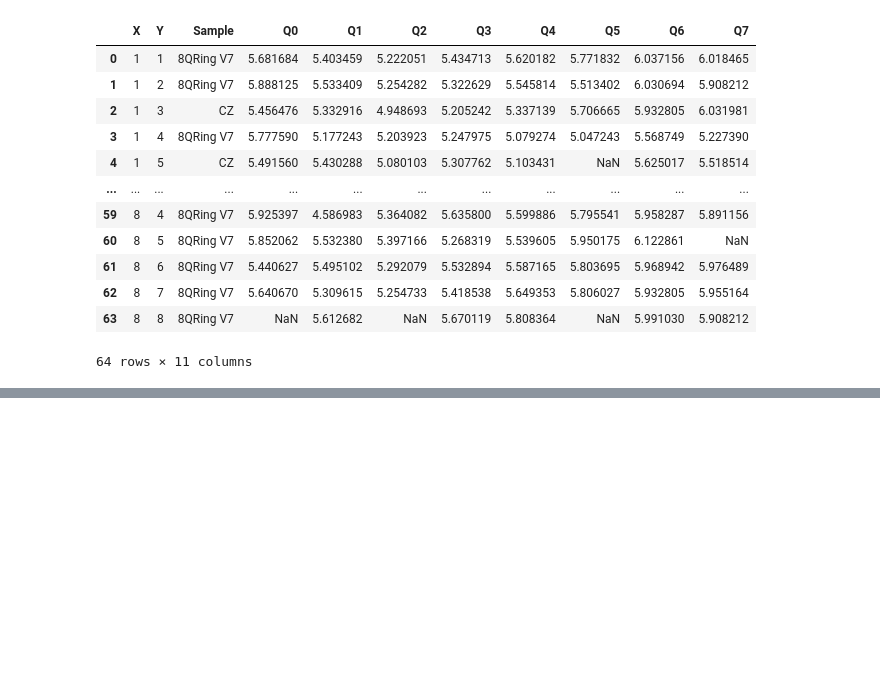
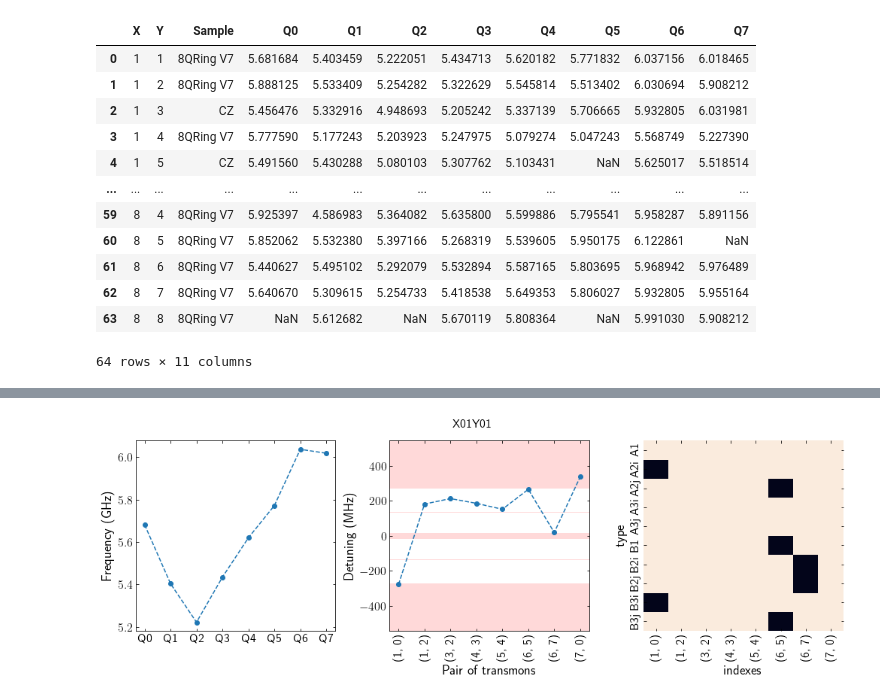
Before and after one commit to AlMrvn/frequency-allocation, a Jupyter notebook: Notebook/Check_sample.ipynb, the cells around one changed output, grey strips where cells are left out. Saved outputs shown, nothing was run; the diff lists cells and outputs as text; code cells hidden in the pictures; blank space fills up the shorter version.

Commit message:
update notebook to check sample

```diff
--- a/Notebook/Check_sample.ipynb
+++ b/Notebook/Check_sample.ipynb
@@ -239,0 +223,82 @@ array([[ True,  True,  True,  True,  True,  True,  True,  True],
+# %%
+alpha = -0.272
+
+
+col_df = pd.DataFrame()
+
+# loop through the devices
+for index, row in df.iterrows():
+
+    if row['Sample'] == "CZ":
+        continue
+
+    G = FrequencyGraph(edges=edges, architecture=architecture)
+    freqs = np.array([row[f'Q{i}'] for i in range(8)])
+    freqs = {k: freqs[k] for k in range(8)}
+    anharms = {k: alpha for k in range(8)}
+    drives =  {e: freqs[e[1]] for e in G.edges}
+    G.set_values(freqs, anharms, drives)
+
+    # testing only the single transmon constraints
+    r = G.check_solution(d_dict, cstr=single_key, verbose = False, qutrit=qutrit)
+    rdf = pd.DataFrame({"type":r[0], "indexes": r[1], "value": r[-1]})
+    rdf["name"] = f"X{row['X']:02}Y{row['Y']:02}"
+#     col_df = col_df.append(rdf)
+
+    # isolate the device
+#     device = col_df[col_df.name==f"X{i:02}Y{j:02}"]
+    table = rdf.pivot(index="type", columns="indexes", values="value")
+
+    fig, axs = plt.subplots(1, 3, figsize=(14, 5))
+
+    # first plot is the frequencies
+    axs[0].plot(list(freqs.values()), 'o--')
+    axs[0].set_xticks([i for i in range(8)])
+    axs[0].set_xticklabels([f'Q{i}' for i in range(8)])
+    axs[0].set_ylabel("Frequency (GHz)")
+
+    # plot the delta
+    axs[1].plot([(freqs[i] - freqs[j])*1e3 for (i, j) in edges], 'o--')
+    axs[1].set_ylim(2*alpha*1e3, -2*alpha*1e3)
+    axs[1].set_xlabel("Pair of transmons")
+    axs[1].set_xticks([i for i in range(8)])
+    axs[1].set_xticklabels(edges, rotation=90)
+    axs[1].set_ylabel("Detuning (MHz)")
+
+    axs[1].add_patch(Rectangle((-0.5, 2*alpha*1e3), 8, -1.*alpha*1e3,
+        facecolor = 'Red',
+        alpha= 0.15,
+        fill=True,
+        lw=5))
+
+    axs[1].add_patch(Rectangle((-0.5, -2*alpha*1e3), 8, 1.*alpha*1e3,
+        facecolor = 'Red',
+        alpha= 0.15,
+        fill=True,
+        lw=5))
+
+    axs[1].add_patch(Rectangle((-0.5, -d_dict['A1']*1e3), 8, 2*d_dict['A1']*1e3,
+        facecolor = 'Red',
+        alpha= 0.15,
+        fill=True,
+        lw=5))
+
+    axs[1].add_patch(Rectangle((-0.5, alpha/2*1e3-d_dict['E4']*1e3), 8, 2*d_dict['E4']*1e3,
+        facecolor = 'Red',
+        alpha= 0.15,
+        fill=True,
+        lw=5))
+
+    axs[1].add_patch(Rectangle((-0.5, -alpha/2*1e3-d_dict['E4']*1e3), 8, 2*d_dict['E4']*1e3,
+        facecolor = 'Red',
+        alpha= 0.15,
+        fill=True,
+        lw=5))
+
+    # plot the table
+    sns.heatmap(table, annot=False, ax=axs[2], cbar=False, vmin=0, vmax=1)
+
+    fig.suptitle(f"X{row['X']:02}Y{row['Y']:02}", fontsize=16)
+
+    fig.tight_layout()
+# %% [output]
@@ -239,0 +339 @@ array([[ True,  True,  True,  True,  True,  True,  True,  True],
+[figure, added]
```
Also changed, not shown: parts of 16 cells of this notebook.
